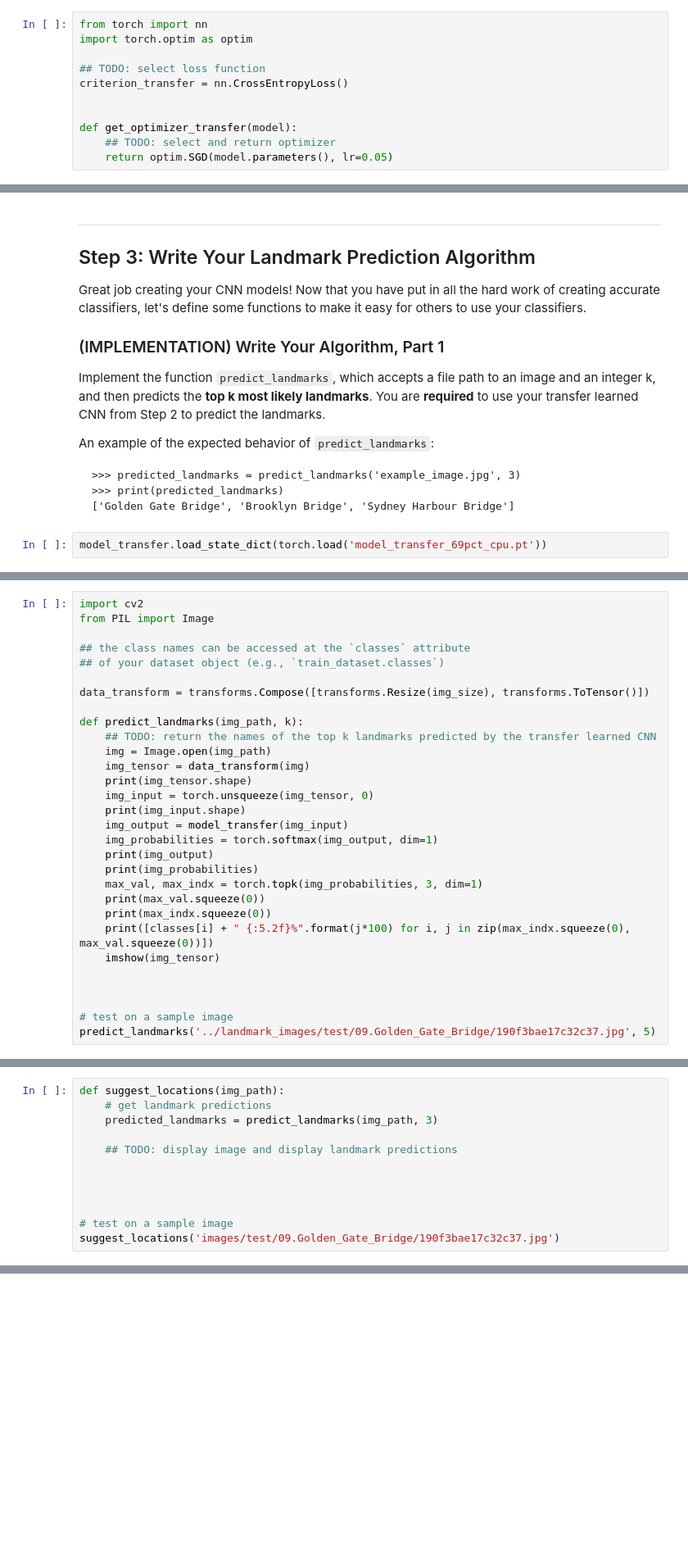
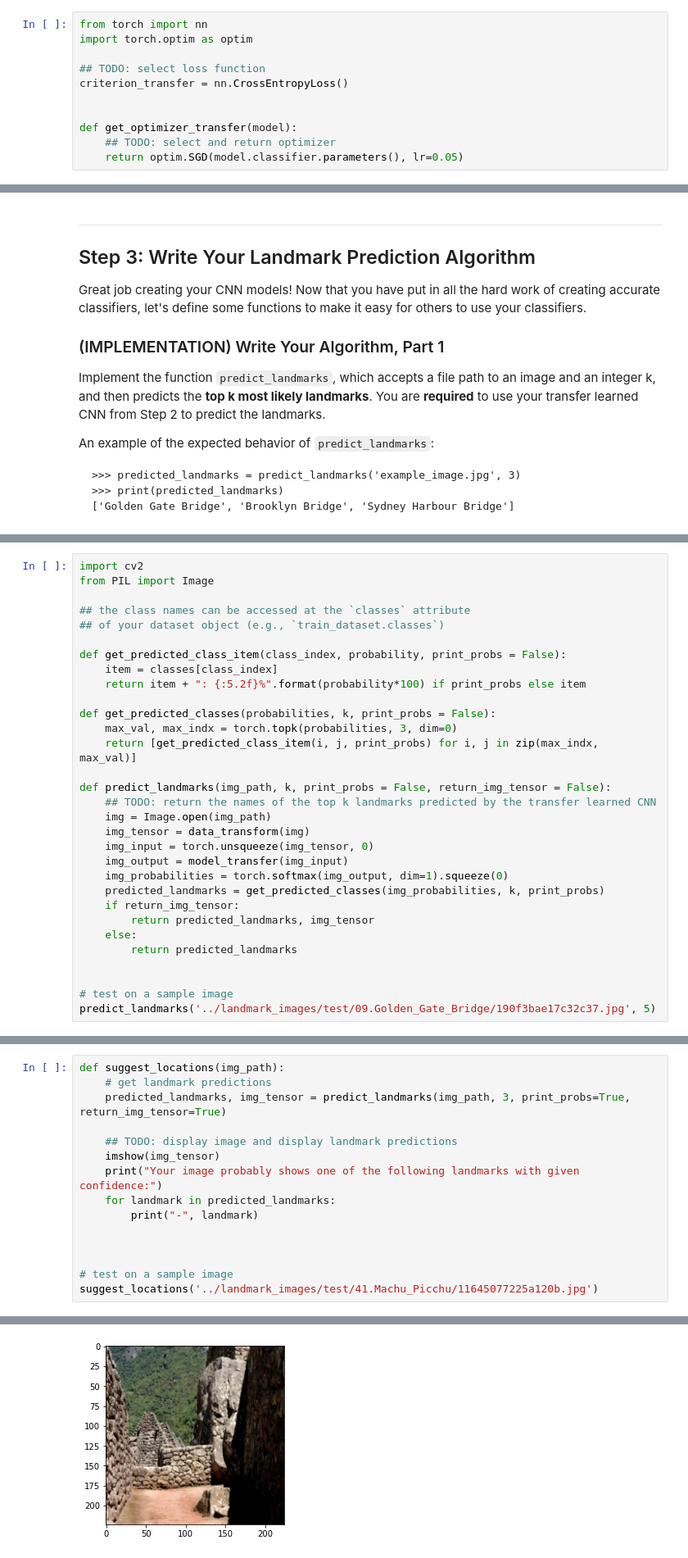
Before and after one commit to ewaryst1/UCML-landmark-classification, a Jupyter notebook: landmark.ipynb, the cells around one changed output, grey strips where cells are left out. Shown at 82% size. Saved outputs shown, nothing was run; the diff lists cells and outputs as text; blank space fills up the shorter version.

Commit message:
Final model with output

````diff
--- a/landmark.ipynb
+++ b/landmark.ipynb
@@ -675,7 +667,7 @@ criterion_transfer = nn.CrossEntropyLoss()
 
 def get_optimizer_transfer(model):
     ## TODO: select and return optimizer
-    return optim.SGD(model.parameters(), lr=0.05)
+    return optim.SGD(model.classifier.parameters(), lr=0.05)
 # %% [markdown]
 ### (IMPLEMENTATION) Model Architecture
 
@@ -768,5 +760,3 @@ An example of the expected behavior of `predict_landmarks`:
 >>> print(predicted_landmarks)
 ['Golden Gate Bridge', 'Brooklyn Bridge', 'Sydney Harbour Bridge']
 ```
-# %%
-model_transfer.load_state_dict(torch.load('model_transfer_69pct_cpu.pt'))
@@ -799,25 +767,26 @@ from PIL import Image
 ## the class names can be accessed at the `classes` attribute
 ## of your dataset object (e.g., `train_dataset.classes`)
 
-data_transform = transforms.Compose([transforms.Resize(img_size), transforms.ToTensor()])
+def get_predicted_class_item(class_index, probability, print_probs = False):
+    item = classes[class_index]
+    return item + ": {:5.2f}%".format(probability*100) if print_probs else item
 
-def predict_landmarks(img_path, k):
+def get_predicted_classes(probabilities, k, print_probs = False):
+    max_val, max_indx = torch.topk(probabilities, 3, dim=0)
+    return [get_predicted_class_item(i, j, print_probs) for i, j in zip(max_indx, max_val)]
+
+def predict_landmarks(img_path, k, print_probs = False, return_img_tensor = False):
     ## TODO: return the names of the top k landmarks predicted by the transfer learned CNN
     img = Image.open(img_path)
     img_tensor = data_transform(img)
-    print(img_tensor.shape)
     img_input = torch.unsqueeze(img_tensor, 0)
-    print(img_input.shape)
     img_output = model_transfer(img_input)
-    img_probabilities = torch.softmax(img_output, dim=1)
-    print(img_output)
-    print(img_probabilities)
-    max_val, max_indx = torch.topk(img_probabilities, 3, dim=1)
-    print(max_val.squeeze(0))
-    print(max_indx.squeeze(0))
-    print([classes[i] + " {:5.2f}%".format(j*100) for i, j in zip(max_indx.squeeze(0), max_val.squeeze(0))])
-    imshow(img_tensor)
-
+    img_probabilities = torch.softmax(img_output, dim=1).squeeze(0)
+    predicted_landmarks = get_predicted_classes(img_probabilities, k, print_probs)
+    if return_img_tensor:
+        return predicted_landmarks, img_tensor
+    else:
+        return predicted_landmarks
 
 
 # test on a sample image
@@ -851,12 +803,16 @@ Some sample output for `suggest_locations` is provided below, but feel free to d
 # %%
 def suggest_locations(img_path):
     # get landmark predictions
-    predicted_landmarks = predict_landmarks(img_path, 3)
+    predicted_landmarks, img_tensor = predict_landmarks(img_path, 3, print_probs=True, return_img_tensor=True)
 
     ## TODO: display image and display landmark predictions
-
+    imshow(img_tensor)
+    print("Your image probably shows one of the following landmarks with given confidence:")
+    for landmark in predicted_landmarks:
+        print("-", landmark)
 
 
 
 # test on a sample image
-suggest_locations('images/test/09.Golden_Gate_Bridge/190f3bae17c32c37.jpg')
+suggest_locations('../landmark_images/test/41.Machu_Picchu/11645077225a120b.jpg')
+# %% [output]
@@ -863,3 +823,4 @@ suggest_locations('images/test/09.Golden_Gate_Bridge/190f3bae17c32c37.jpg')
+[figure, added]
 # %% [markdown]
 ### (IMPLEMENTATION) Test Your Algorithm
 
````
Also changed, not shown: parts of 18 cells of this notebook.
